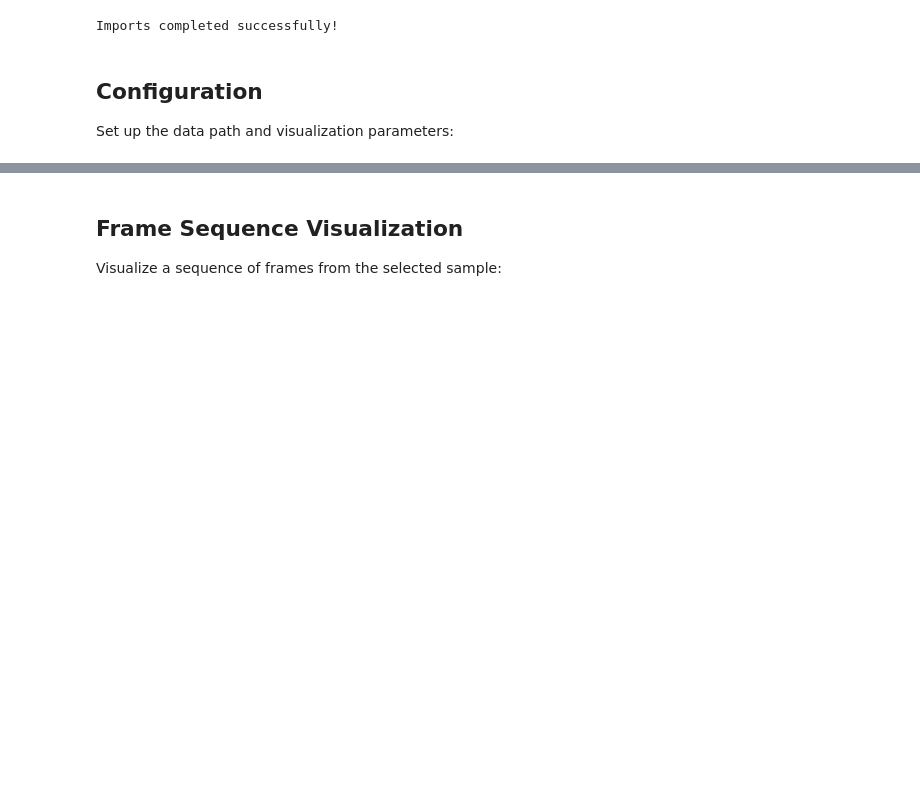
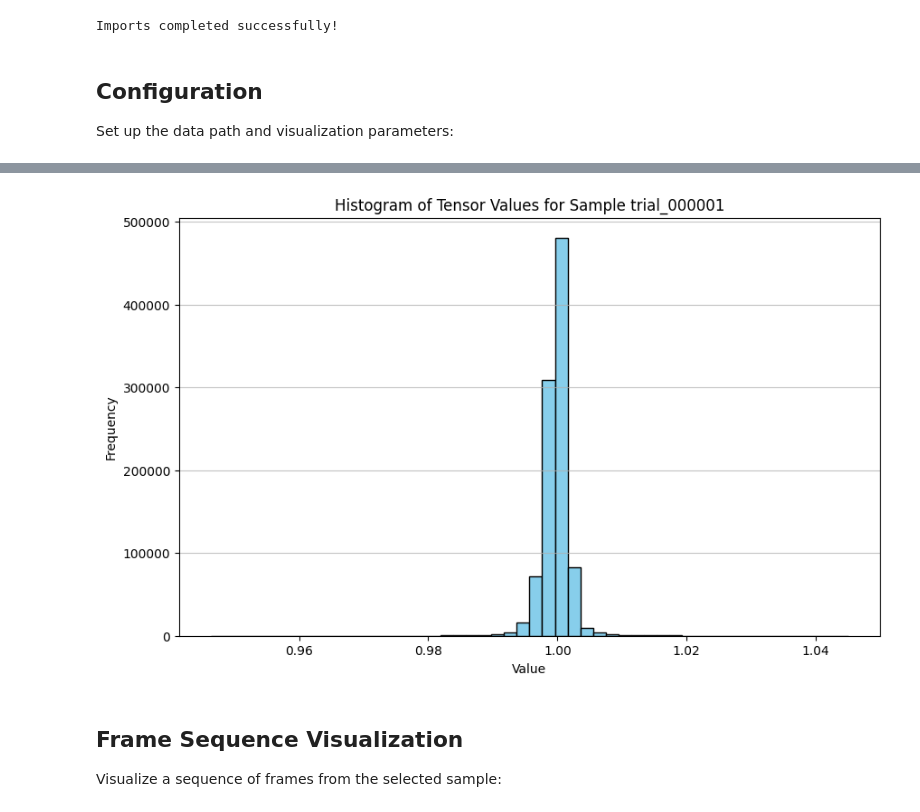
Before and after one commit to ossnat/VSD_foundation_model, a Jupyter notebook: visualize_data.ipynb, the cells around one changed output, grey strips where cells are left out. Cells and saved outputs as stored; diff of their text form; code cells hidden in the pictures; blank space fills up the shorter version.

```diff
--- a/visualize_data.ipynb
+++ b/visualize_data.ipynb
@@ -307,3 +148,13 @@ Normalization Effect:
+# %%
+plt.figure(figsize=(10, 6))
+plt.hist(trial_tensor.flatten().cpu().numpy(), bins=50, color='skyblue', edgecolor='black')
+plt.title(f'Histogram of Tensor Values for Sample {TRIAL_ID}')
+plt.xlabel('Value')
+plt.ylabel('Frequency')
+plt.grid(axis='y', alpha=0.75)
+plt.show()
+# %% [output]
+[figure, added]
 # %% [markdown]
 ## Frame Sequence Visualization
 
```
Also changed, not shown: parts of 19 cells of this notebook.
